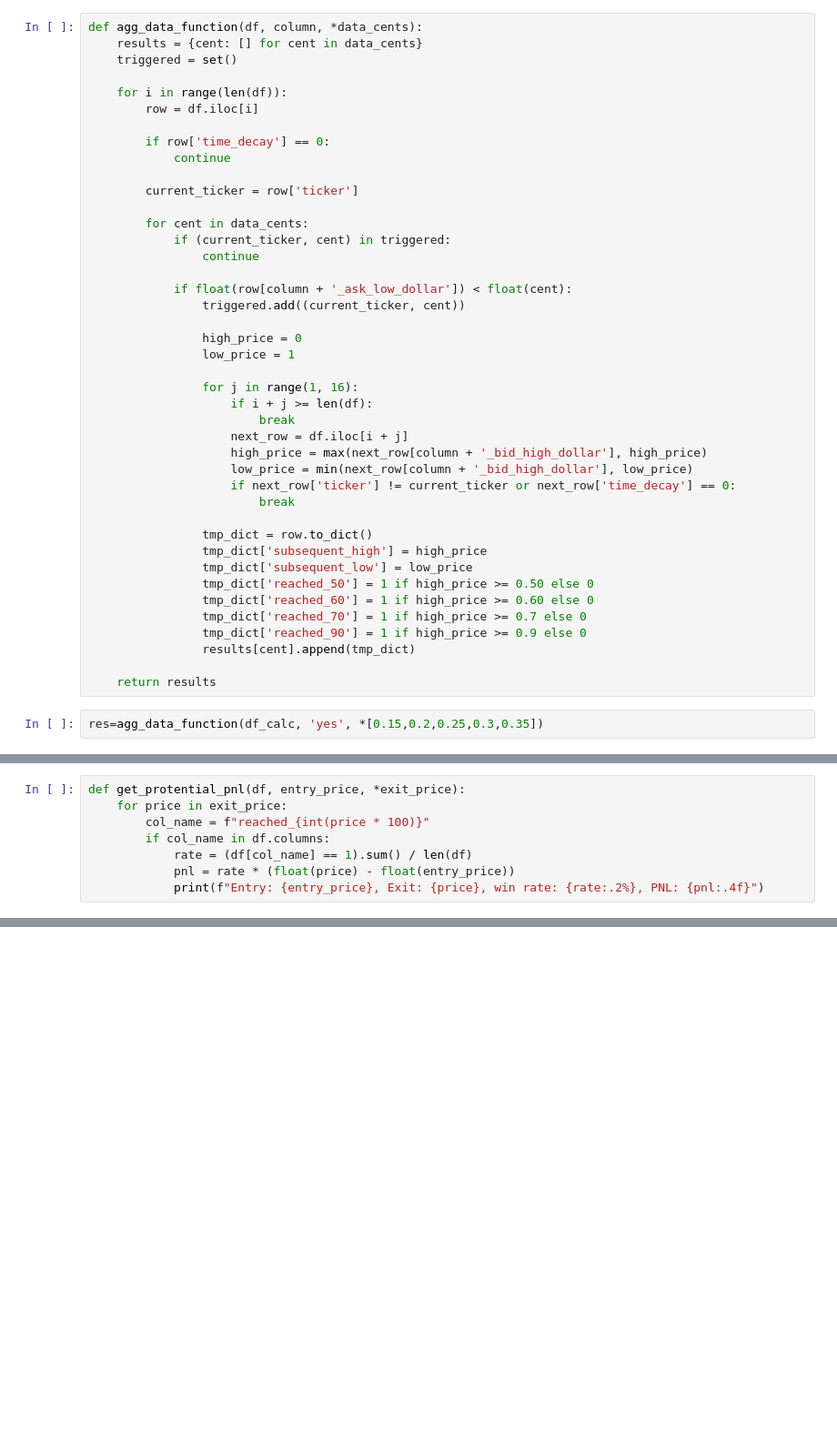
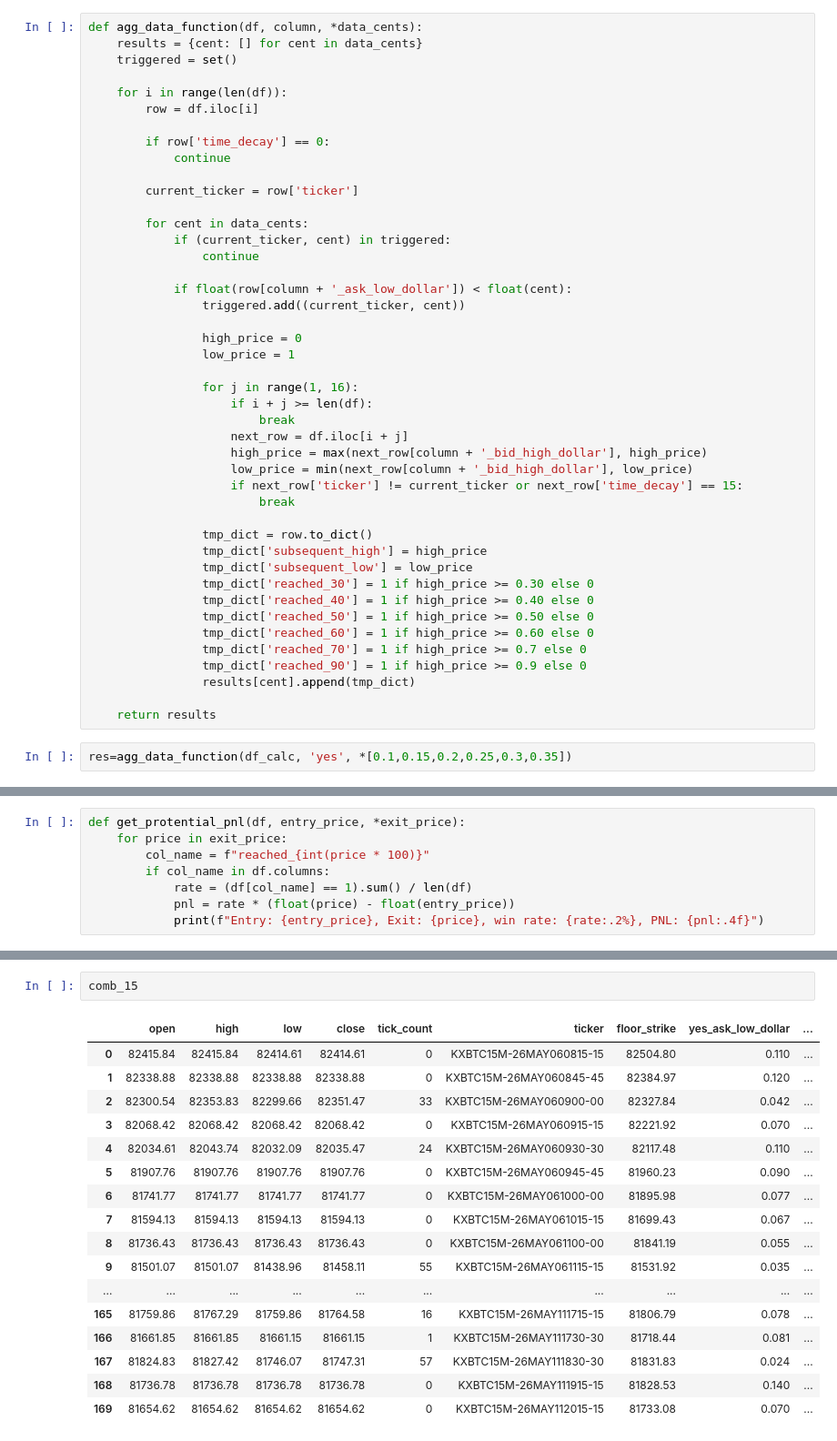
Before and after one commit to mablic/kalshi_15m_crypto_strategy, a Jupyter notebook: jupyter/delta_research_bayesian.ipynb, the cells around one changed output, grey strips where cells are left out. Shown at 91% size. Cells and saved outputs as stored; diff of their text form; blank space fills up the shorter version.

```diff
--- a/jupyter/delta_research_bayesian.ipynb
+++ b/jupyter/delta_research_bayesian.ipynb
@@ -153,12 +155,14 @@ def agg_data_function(df, column, *data_cents):
                     next_row = df.iloc[i + j]
                     high_price = max(next_row[column + '_bid_high_dollar'], high_price)
                     low_price = min(next_row[column + '_bid_high_dollar'], low_price)
-                    if next_row['ticker'] != current_ticker or next_row['time_decay'] == 0:
+                    if next_row['ticker'] != current_ticker or next_row['time_decay'] == 15:
                         break
 
                 tmp_dict = row.to_dict()
                 tmp_dict['subsequent_high'] = high_price
                 tmp_dict['subsequent_low'] = low_price
+                tmp_dict['reached_30'] = 1 if high_price >= 0.30 else 0
+                tmp_dict['reached_40'] = 1 if high_price >= 0.40 else 0
                 tmp_dict['reached_50'] = 1 if high_price >= 0.50 else 0
                 tmp_dict['reached_60'] = 1 if high_price >= 0.60 else 0
                 tmp_dict['reached_70'] = 1 if high_price >= 0.7 else 0
@@ -167,6 +171,6 @@ def agg_data_function(df, column, *data_cents):
 
     return results
 # %%
-res=agg_data_function(df_calc, 'yes', *[0.15,0.2,0.25,0.3,0.35])
+res=agg_data_function(df_calc, 'yes', *[0.1,0.15,0.2,0.25,0.3,0.35])
 # %%
 # win rate analysis
@@ -562,0 +655,20 @@ Model saved to /Users/yingxie/Documents/Git/Quant/Kalshi/btc_15_strategy/models/
+# %%
+comb_15
+# %% [output]
+|  | open | high | low | close | tick_count | ticker | floor_strike | yes_ask_low_dollar | ... |
+| 0 | 82415.84 | 82415.84 | 82414.61 | 82414.61 | 0 | KXBTC15M-26MAY060815-15 | 82504.80 | 0.110 | ... |
+| 1 | 82338.88 | 82338.88 | 82338.88 | 82338.88 | 0 | KXBTC15M-26MAY060845-45 | 82384.97 | 0.120 | ... |
+| 2 | 82300.54 | 82353.83 | 82299.66 | 82351.47 | 33 | KXBTC15M-26MAY060900-00 | 82327.84 | 0.042 | ... |
+| 3 | 82068.42 | 82068.42 | 82068.42 | 82068.42 | 0 | KXBTC15M-26MAY060915-15 | 82221.92 | 0.070 | ... |
+| 4 | 82034.61 | 82043.74 | 82032.09 | 82035.47 | 24 | KXBTC15M-26MAY060930-30 | 82117.48 | 0.110 | ... |
+| 5 | 81907.76 | 81907.76 | 81907.76 | 81907.76 | 0 | KXBTC15M-26MAY060945-45 | 81960.23 | 0.090 | ... |
+| 6 | 81741.77 | 81741.77 | 81741.77 | 81741.77 | 0 | KXBTC15M-26MAY061000-00 | 81895.98 | 0.077 | ... |
+| 7 | 81594.13 | 81594.13 | 81594.13 | 81594.13 | 0 | KXBTC15M-26MAY061015-15 | 81699.43 | 0.067 | ... |
+| 8 | 81736.43 | 81736.43 | 81736.43 | 81736.43 | 0 | KXBTC15M-26MAY061100-00 | 81841.19 | 0.055 | ... |
+| 9 | 81501.07 | 81501.07 | 81438.96 | 81458.11 | 55 | KXBTC15M-26MAY061115-15 | 81531.92 | 0.035 | ... |
+| ... | ... | ... | ... | ... | ... | ... | ... | ... | ... |
+| 165 | 81759.86 | 81767.29 | 81759.86 | 81764.58 | 16 | KXBTC15M-26MAY111715-15 | 81806.79 | 0.078 | ... |
+| 166 | 81661.85 | 81661.85 | 81661.15 | 81661.15 | 1 | KXBTC15M-26MAY111730-30 | 81718.44 | 0.081 | ... |
+| 167 | 81824.83 | 81827.42 | 81746.07 | 81747.31 | 57 | KXBTC15M-26MAY111830-30 | 81831.83 | 0.024 | ... |
+| 168 | 81736.78 | 81736.78 | 81736.78 | 81736.78 | 0 | KXBTC15M-26MAY111915-15 | 81828.53 | 0.140 | ... |
+| 169 | 81654.62 | 81654.62 | 81654.62 | 81654.62 | 0 | KXBTC15M-26MAY112015-15 | 81733.08 | 0.070 | ... |
```
Also changed, not shown: parts of 13 cells of this notebook, 10 other files.
